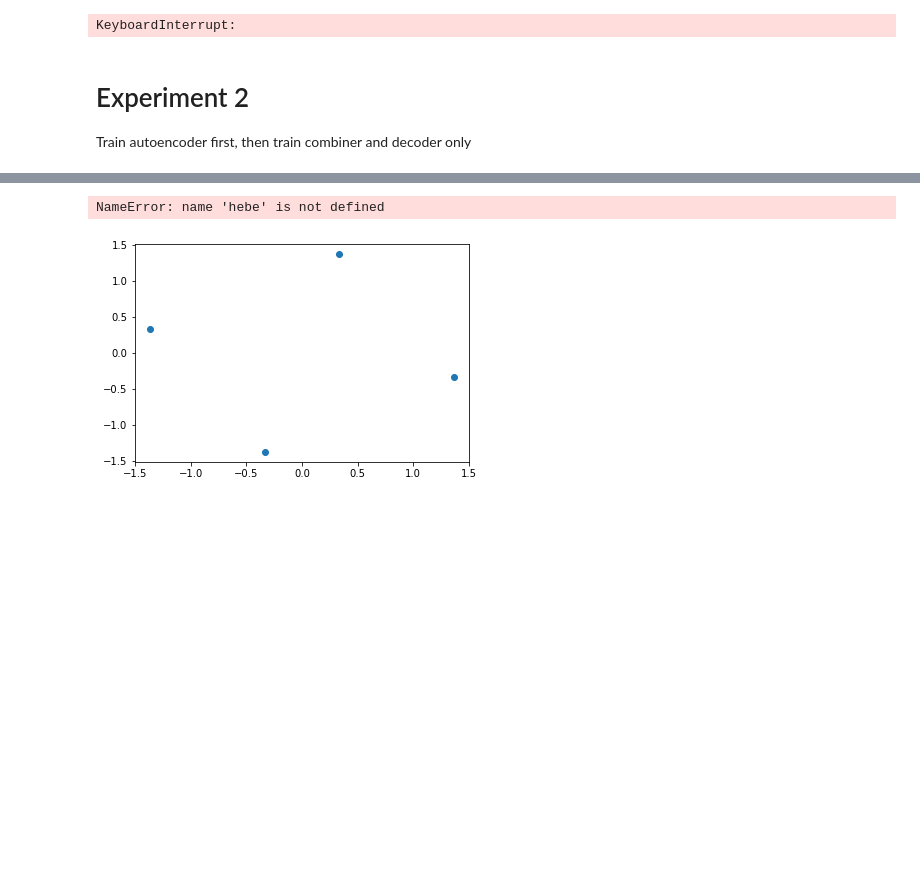
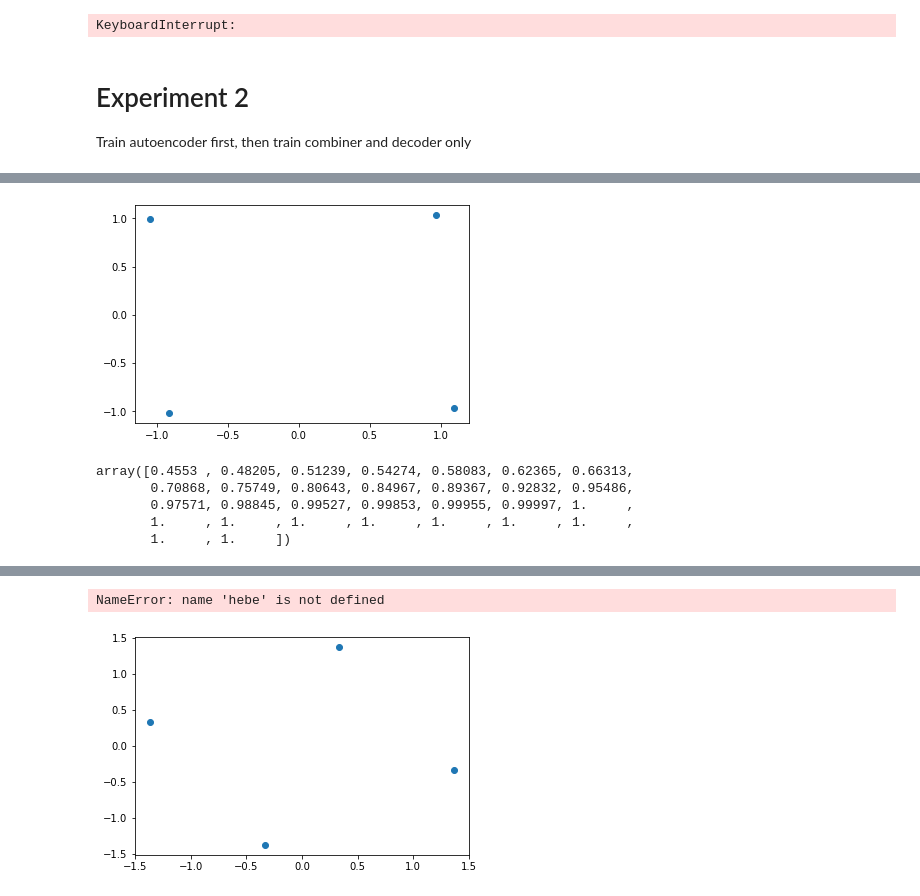
Before and after one commit to iamkucuk/AutoEnconderComm, a Jupyter notebook: Experiments.ipynb, the cells around one changed output, grey strips where cells are left out. Cells and saved outputs as stored; diff of their text form; code cells hidden in the pictures; blank space fills up the shorter version.

```diff
--- a/Experiments.ipynb
+++ b/Experiments.ipynb
@@ -158,3 +135,28 @@ KeyboardInterrupt:
 # %% [markdown]
 # Experiment 2
 Train autoencoder first, then train combiner and decoder only
+# %%
+seed_everything(21)
+input_signal1 = Input(shape=(M,), name="input1")
+
+encoder1 = create_encoder([M, n_channel], name="encoder1", activations=["relu", "linear"])
+signal_input1 = create_inputs(R=R, H=H, t=0, k=0, ebno=ebno[0], name="transmit1")
+decoder1 = create_decoder([M, M, M], name="decoder1", activation="relu")
+
+x1 = encoder1(input_signal1)
+x1 = signal_input1(x1)
+out1 = decoder1(x1)
+
+model1 = Model(inputs=input_signal1, outputs=out1)
+
+model1.compile(optimizer="rmsprop", loss="categorical_crossentropy", metrics=["accuracy", BER])
+
+train_datas = generate_train_datas(k=1)
+
+model1.fit(x=train_datas, y=train_datas, validation_split=.5, batch_size=10000,
+    epochs=2000, callbacks=[
+    EarlyStopping(patience=100, restore_best_weights=True, monitor="BER", mode="min"),
+    ReduceLROnPlateau(monitor="loss", factor=.7, patience=20),
+])
+
+bers = ber_curve(encoder1, decoder1, R = R, SNR_range = [-10, 20], M=M)
@@ -160,0 +181,12 @@ Train autoencoder first, then train combiner and decoder only
+# %%
+plot_scatter_constellation(encoder1)
+# %% [output]
+[figure, added]
+# %%
+rate_curve([bers])
+# %% [output]
+array([0.4553 , 0.48205, 0.51239, 0.54274, 0.58083, 0.62365, 0.66313,
+       0.70868, 0.75749, 0.80643, 0.84967, 0.89367, 0.92832, 0.95486,
+       0.97571, 0.98845, 0.99527, 0.99853, 0.99955, 0.99997, 1.     ,
+       1.     , 1.     , 1.     , 1.     , 1.     , 1.     , 1.     ,
+       1.     , 1.     ])
```
Also changed, not shown: parts of 8 cells of this notebook, 2 other files.
